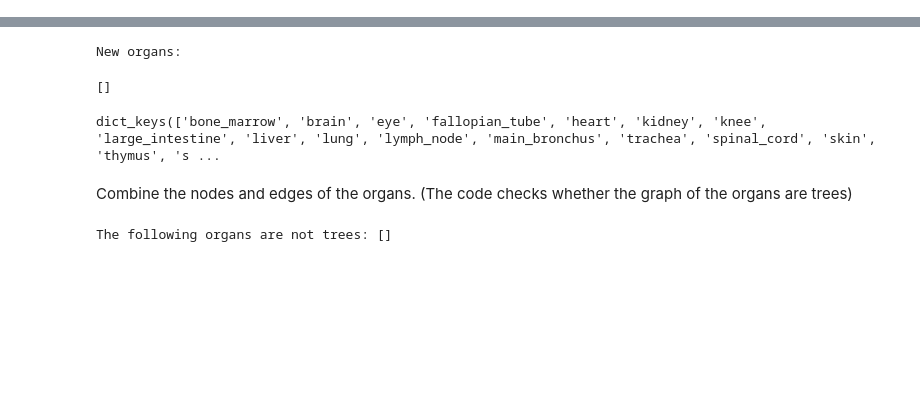
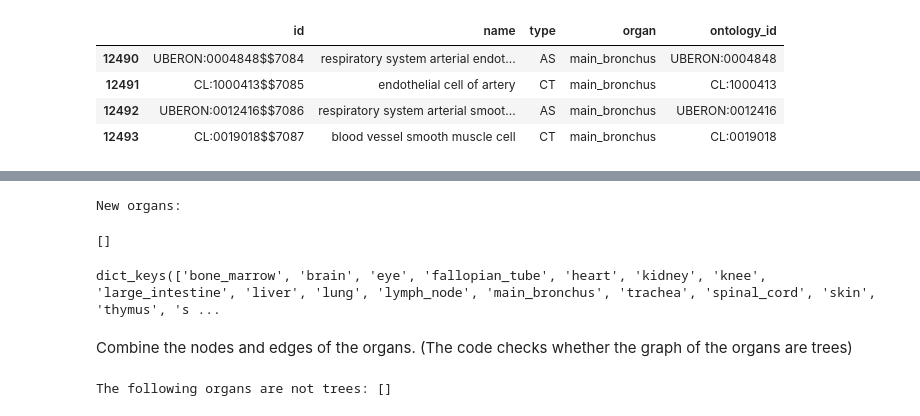
Before and after one commit to cns-iu/hra-ftu-vccf-supporting-information, a Jupyter notebook: code/HRA_Butterfly_viz_v2.ipynb, the cells around one changed output, grey strips where cells are left out. Saved outputs shown, nothing was run; the diff lists cells and outputs as text; code cells hidden in the pictures; blank space fills up the shorter version.

```diff
--- a/code/HRA_Butterfly_viz_v2.ipynb
+++ b/code/HRA_Butterfly_viz_v2.ipynb
@@ -29,0 +127,2 @@ json_data_asctb=load_data('asct+b/v16/') ## Download the JSON files from ASCT+B
+# %%
+component_nodes = [nodes[nodes['id'].isin(com)] for com in nx.connected_components(whole_graph)]
@@ -29,0 +149,8 @@ json_data_asctb=load_data('asct+b/v16/') ## Download the JSON files from ASCT+B
+# %%
+component_nodes[1]
+# %% [output]
+|  | id | name | type | organ | ontology_id |
+| 12490 | UBERON:0004848$$7084 | respiratory system arterial endot... | AS | main_bronchus | UBERON:0004848 |
+| 12491 | CL:1000413$$7085 | endothelial cell of artery | CT | main_bronchus | CL:1000413 |
+| 12492 | UBERON:0012416$$7086 | respiratory system arterial smoot... | AS | main_bronchus | UBERON:0012416 |
+| 12493 | CL:0019018$$7087 | blood vessel smooth muscle cell | CT | main_bronchus | CL:0019018 |
```
Also changed, not shown: parts of 28 cells of this notebook.
